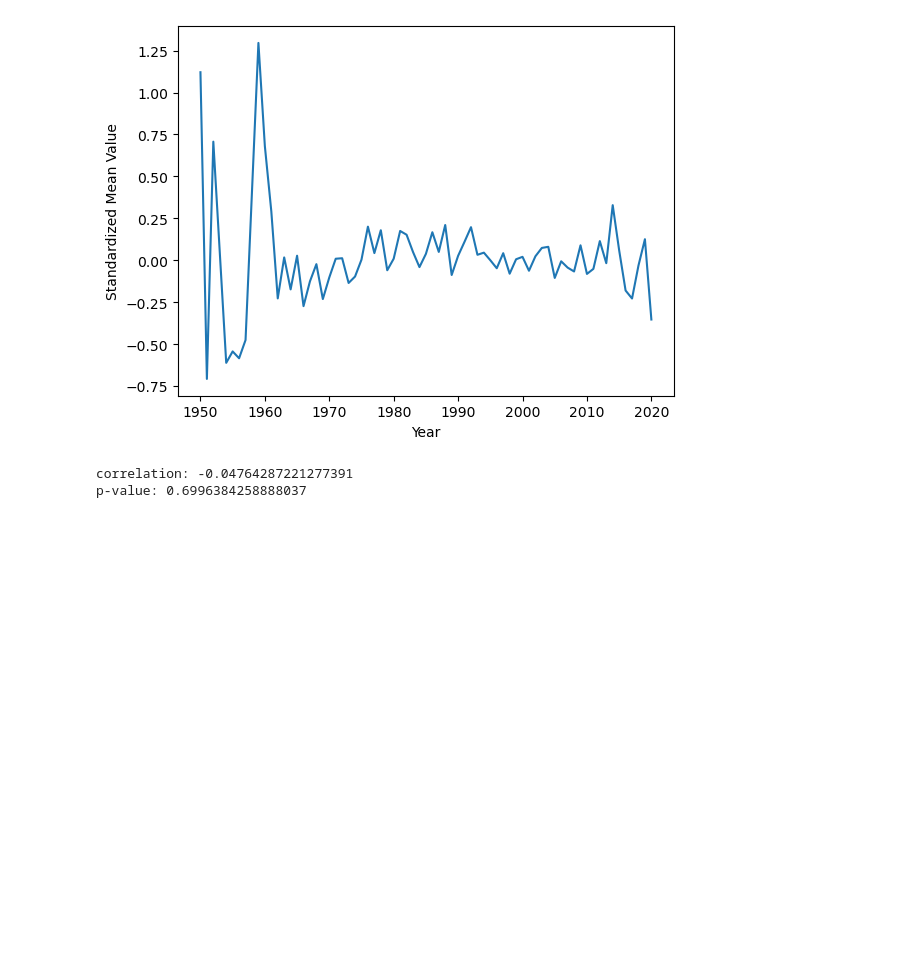
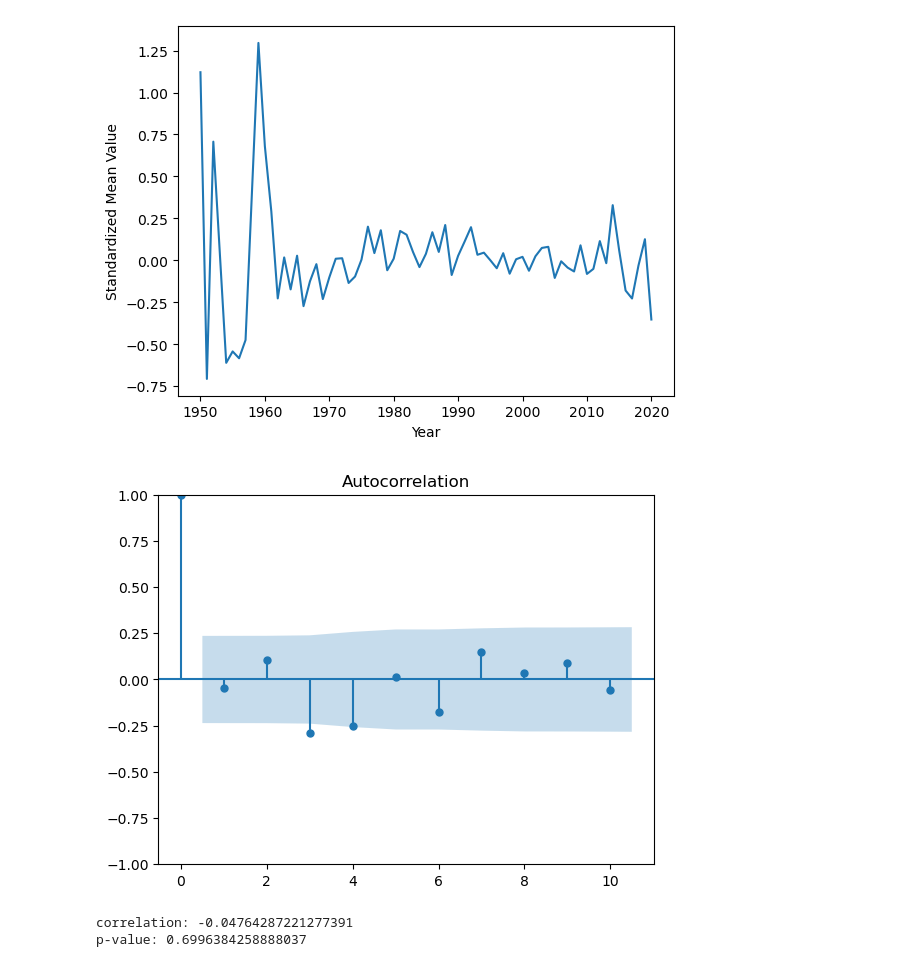
Before and after one commit to ENVS110a-SP23/group1, a Jupyter notebook: Time_Series.ipynb, the cells around one changed output. Saved outputs shown, nothing was run; the diff lists cells and outputs as text; code cells hidden in the pictures; blank space fills up the shorter version.

Commit message:
added some graphs and MA model to analysis

```diff
--- a/Time_Series.ipynb
+++ b/Time_Series.ipynb
@@ -62,6 +62,12 @@ ax.set_xlabel('Year')
 ax.set_ylabel('Standardized Mean Value');
 # %% [output]
 [figure]
+# %%
+from statsmodels.graphics.tsaplots import plot_acf
+
+plot_acf(LAC_noNaN, lags=10);
+# %% [output]
+[figure, added]
 # %%
 #investigating autocorrelation
 
```
Also changed, not shown: parts of 3 cells of this notebook.
